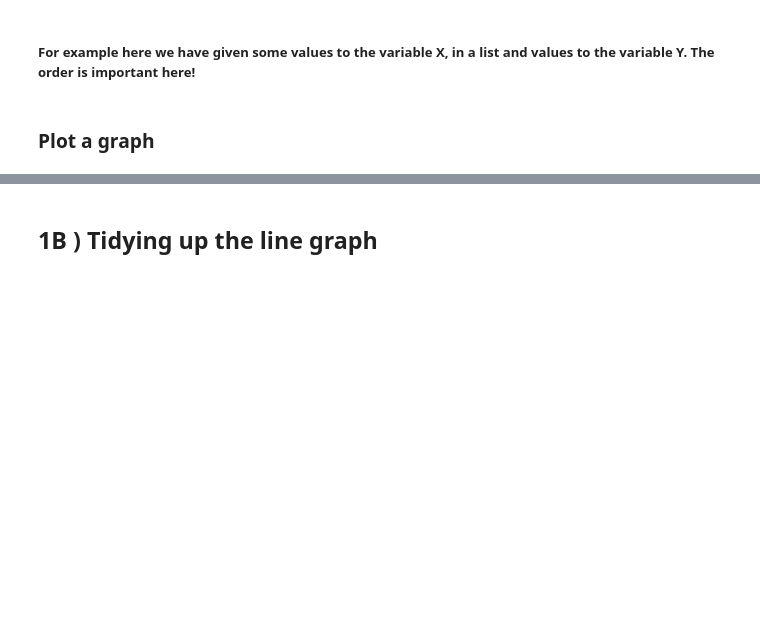
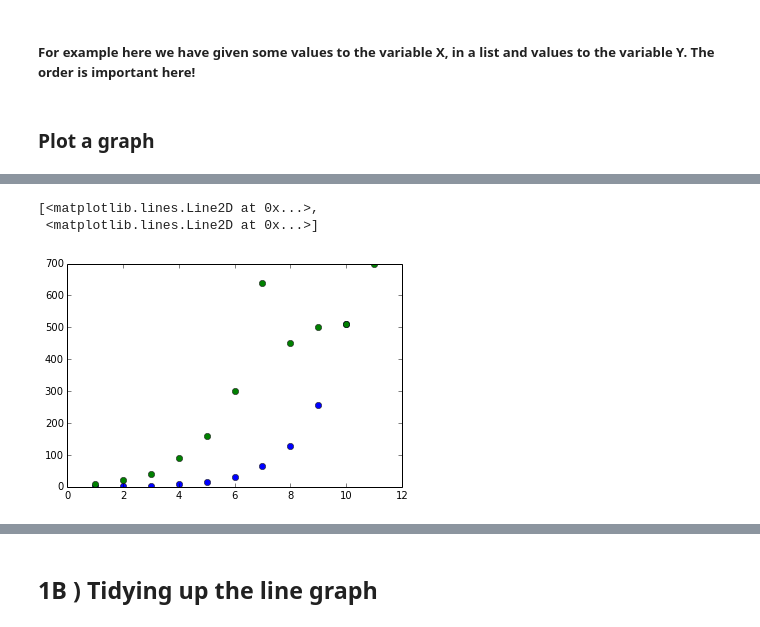
Before and after one commit to UNSW-CFRC/Session-8-Python-Data-Viz, a Jupyter notebook: python-cheatsheet.ipynb, the cells around one changed output, grey strips where cells are left out. Saved outputs shown, nothing was run; the diff lists cells and outputs as text; code cells hidden in the pictures; blank space fills up the shorter version.

```diff
--- a/python-cheatsheet.ipynb
+++ b/python-cheatsheet.ipynb
@@ -27,0 +45,10 @@ plt.plot(y,x)
+# %%
+x1 = [1,2,3,4,5,6,7,8,9,10]
+y1 = [1,2,4,8,16,32,64,128,256,512]
+x2 = [1,2,3,4,5,6,7,8,9,10,11]
+y2 = [10,20,40,89,160,300,640,450,500,510,700]
+plt.plot(x1,y1,x2,y2,marker='o',linestyle='None')
+# %% [output]
+[<matplotlib.lines.Line2D at 0x...>,
+ <matplotlib.lines.Line2D at 0x...>]
+[figure, added]
```
Also changed, not shown: parts of 9 cells of this notebook, 1 other file.
